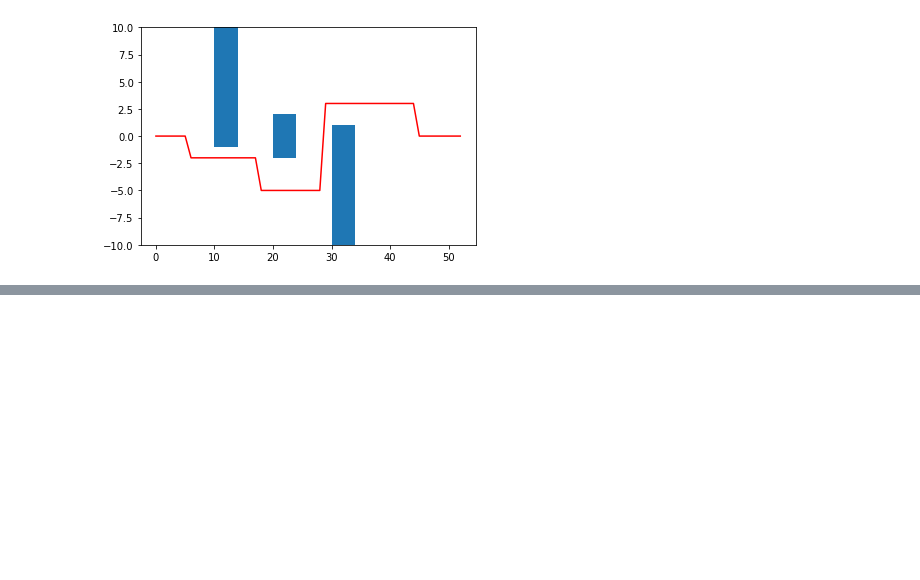
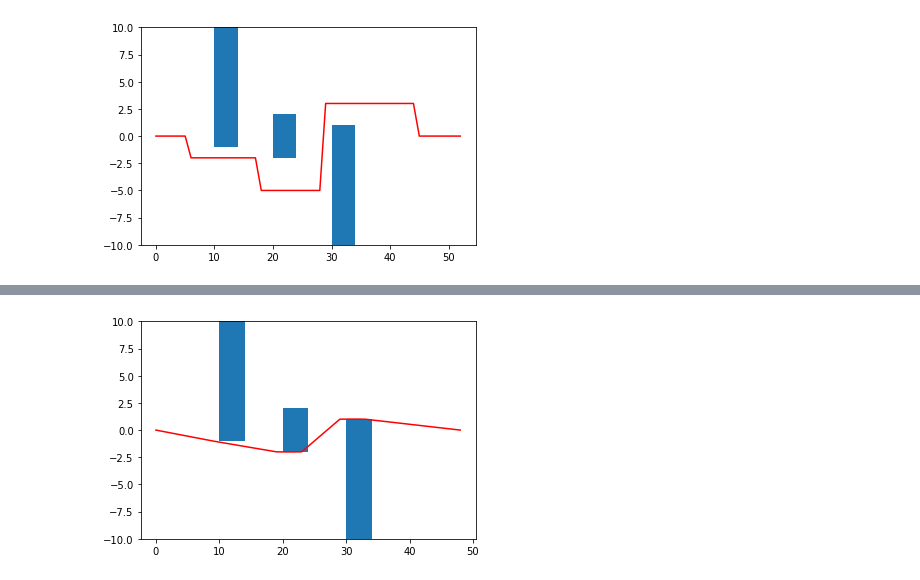
Before and after one commit to jhaka/TIES483_2020, a Jupyter notebook: Lecture 13, Algebraic Modeling Languages, especially Pyomo.ipynb, the cells around one changed output, grey strips where cells are left out. Cells and saved outputs as stored; diff of their text form; code cells hidden in the pictures; blank space fills up the shorter version.

```diff
--- a/Lecture 13, Algebraic Modeling Languages, especially Pyomo.ipynb
+++ b/Lecture 13, Algebraic Modeling Languages, especially Pyomo.ipynb
@@ -496,0 +594,4 @@ visualize(x).show()
+# %%
+visualize(x).show()
+# %% [output]
+[figure, added]
```
Also changed, not shown: parts of 23 cells of this notebook.
